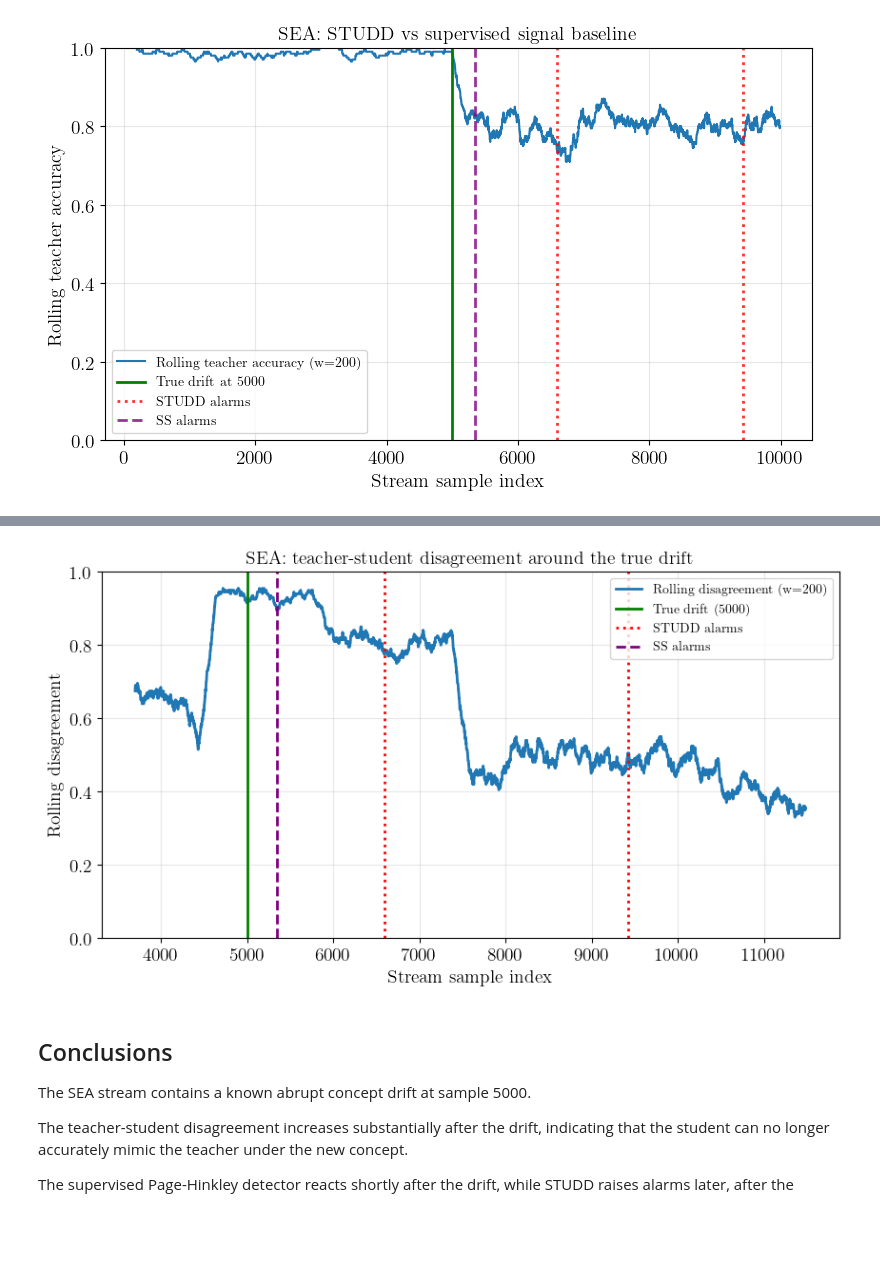
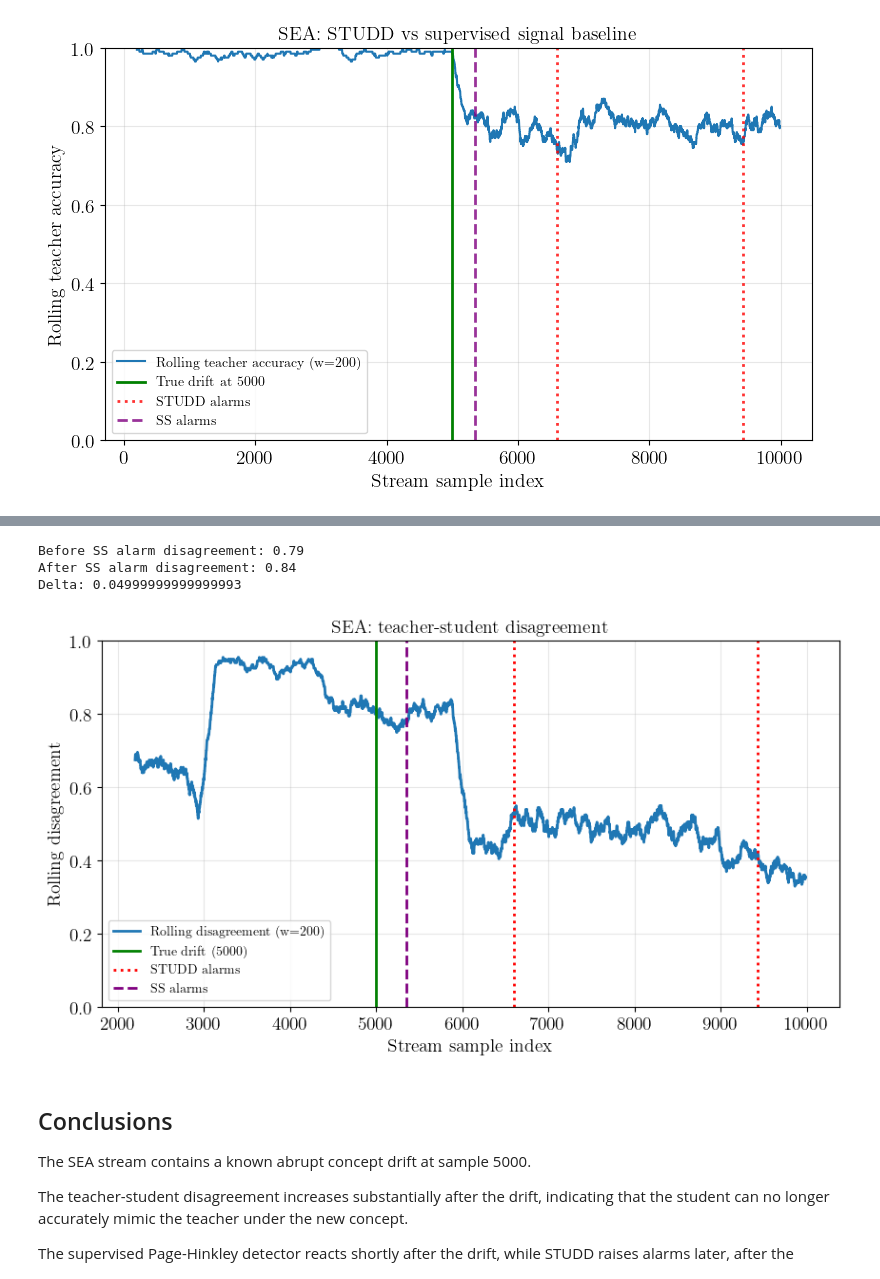
Before and after one commit to EiriniTzan/master-thesis, a Jupyter notebook: notebooks/test_synthetic_studd.ipynb, the cells around one changed output, grey strips where cells are left out. Cells and saved outputs as stored; diff of their text form; code cells hidden in the pictures; blank space fills up the shorter version.

Commit message:
Change make_teacher function and some parameters

```diff
--- a/notebooks/test_synthetic_studd.ipynb
+++ b/notebooks/test_synthetic_studd.ipynb
@@ -256,7 +253,7 @@ teacher_correct = np.array(teacher_correct, dtype=float)
 # CapyMOA STUDD stores agreement internally:
 # 1 = agree, 0 = disagree
 agreement = np.array(studd.data, dtype=float)
-agreement_offset = 1500 + studd.min_n_instances
+agreement_offset = studd.min_n_instances
 agreement_idx = np.arange(len(agreement)) + agreement_offset
 
 # Imitation error / disagreement:
@@ -689,9 +685,7 @@ $$
 This baseline uses the true class labels.
 However, it provides a useful reference point: it shows when a supervised detector would react to degradation in teacher performance.
 # %%
-ss_detector = PageHinkley(
-    delta=PH_DELTA,
-)
+ss_detector = PageHinkley(delta=PH_DELTA)
 
 ss_drift_points = []
 
@@ -884,3 +823,42 @@ plt.show()
+# %%
+LOCAL_DRIFT_WINDOW = 100
+
+ss_alarm = int(ss_drift_points[0])
+
+before_mask = (
+    (agreement_idx >= ss_alarm - LOCAL_DRIFT_WINDOW)
+    &
+    (agreement_idx < ss_alarm)
+)
+
+after_mask = (
+    (agreement_idx >= ss_alarm)
+    &
+    (agreement_idx < ss_alarm + LOCAL_DRIFT_WINDOW)
+)
+
+before_disagreement = disagreement[before_mask]
+after_disagreement = disagreement[after_mask]
+
+print(
+    "Before SS alarm disagreement:",
+    before_disagreement.mean()
+)
+
+print(
+    "After SS alarm disagreement:",
+    after_disagreement.mean()
+)
+
+print(
+    "Delta:",
+    after_disagreement.mean()
+    - before_disagreement.mean()
+)
+# %% [output]
+Before SS alarm disagreement: 0.79
+After SS alarm disagreement: 0.84
+Delta: 0.04999999999999993
 # %%
 window = 200
 
@@ -907,35 +885,35 @@ plt.axvline(
     label=f"True drift ({drift_pos})"
 )
 
 for i, alarm in enumerate(studd_drift_points):
     plt.axvline(
         alarm,
         color="red",
         linestyle=":",
         linewidth=2,
         label="STUDD alarms" if i == 0 else None,
     )
 
 for i, alarm in enumerate(ss_drift_points):
     plt.axvline(
         alarm,
         color="purple",
         linestyle="--",
         linewidth=2,
         label="SS alarms" if i == 0 else None,
     )
 
 plt.xlabel("Stream sample index")
 plt.ylabel("Rolling disagreement")
 plt.title(
-    "SEA: teacher-student disagreement around the true drift"
+    "SEA: teacher-student disagreement"
 )
 plt.ylim(0,1)
 plt.grid(alpha=0.3)
 plt.legend()
 plt.show()
 # %% [output]
-[figure, old version]
+[figure, new version]
 # %% [markdown]
 ## Conclusions
 
```
Also changed, not shown: parts of 13 cells of this notebook, 1 other file.
